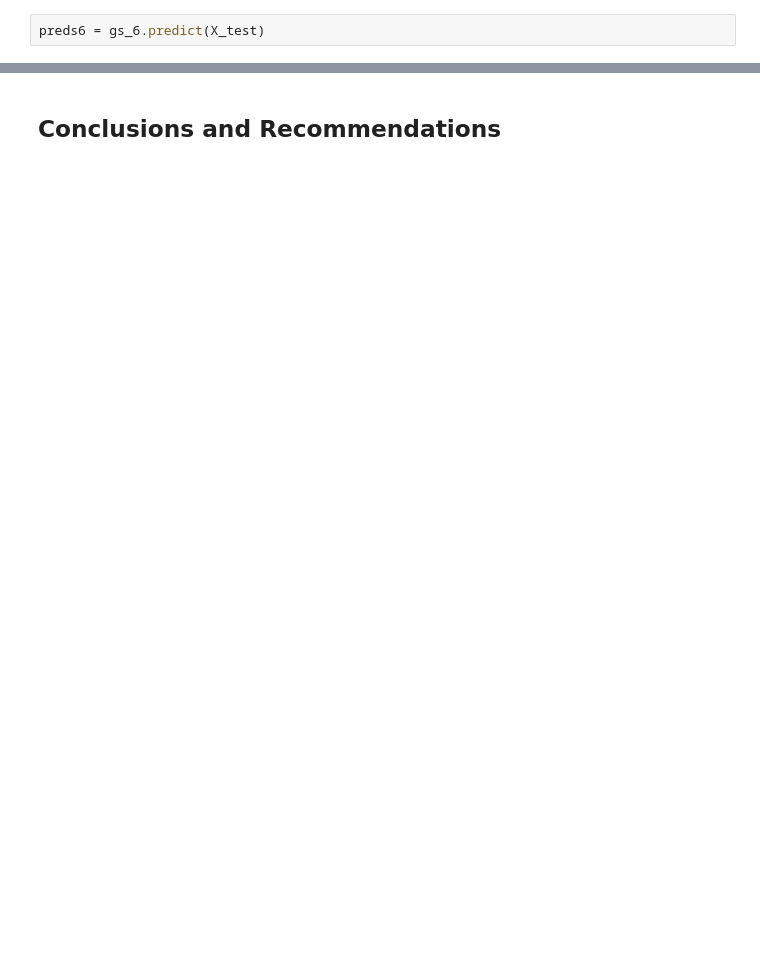
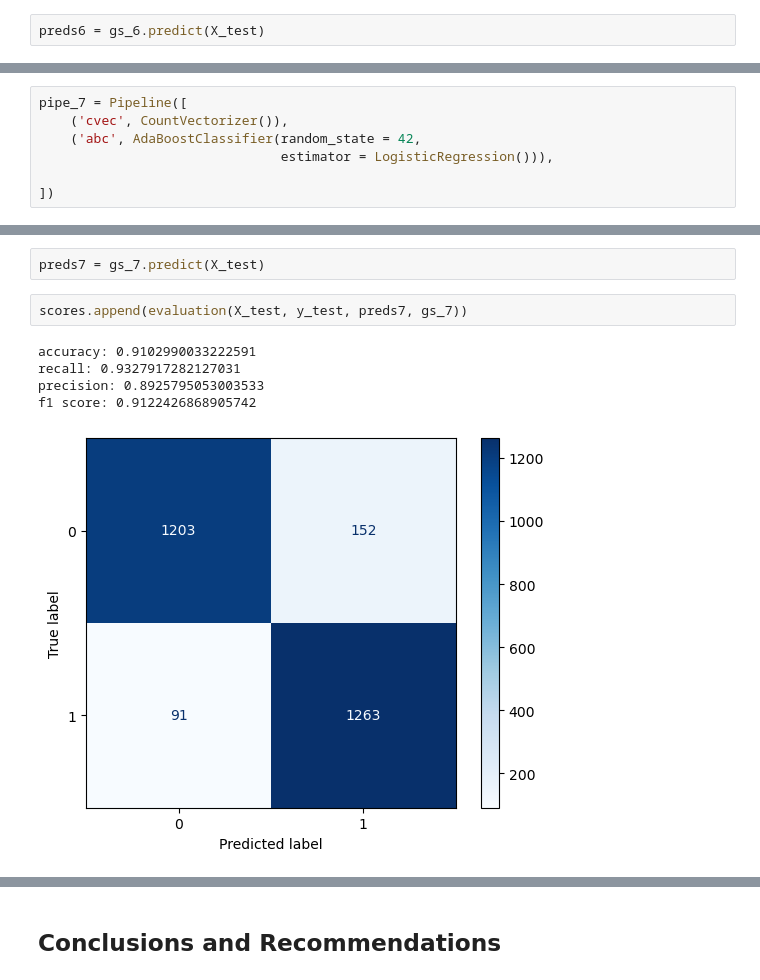
Before and after one commit to tkhong95/APIs_NLP, a Jupyter notebook: code/03_modeling.ipynb, the cells around one changed output, grey strips where cells are left out. Saved outputs shown, nothing was run; the diff lists cells and outputs as text; blank space fills up the shorter version.

```diff
--- a/code/03_modeling.ipynb
+++ b/code/03_modeling.ipynb
@@ -596,0 +599,7 @@ f1 score: 0.913517441860465
+# %%
+pipe_7 = Pipeline([
+    ('cvec', CountVectorizer()),
+    ('abc', AdaBoostClassifier(random_state = 42,
+                               estimator = LogisticRegression())),
+
+])
@@ -596,0 +646,10 @@ f1 score: 0.913517441860465
+# %%
+preds7 = gs_7.predict(X_test)
+# %%
+scores.append(evaluation(X_test, y_test, preds7, gs_7))
+# %% [output]
+accuracy: 0.9102990033222591
+recall: 0.9327917282127031
+precision: 0.8925795053003533
+f1 score: 0.9122426868905742
+[figure, added]
```
Also changed, not shown: parts of 27 cells of this notebook.
